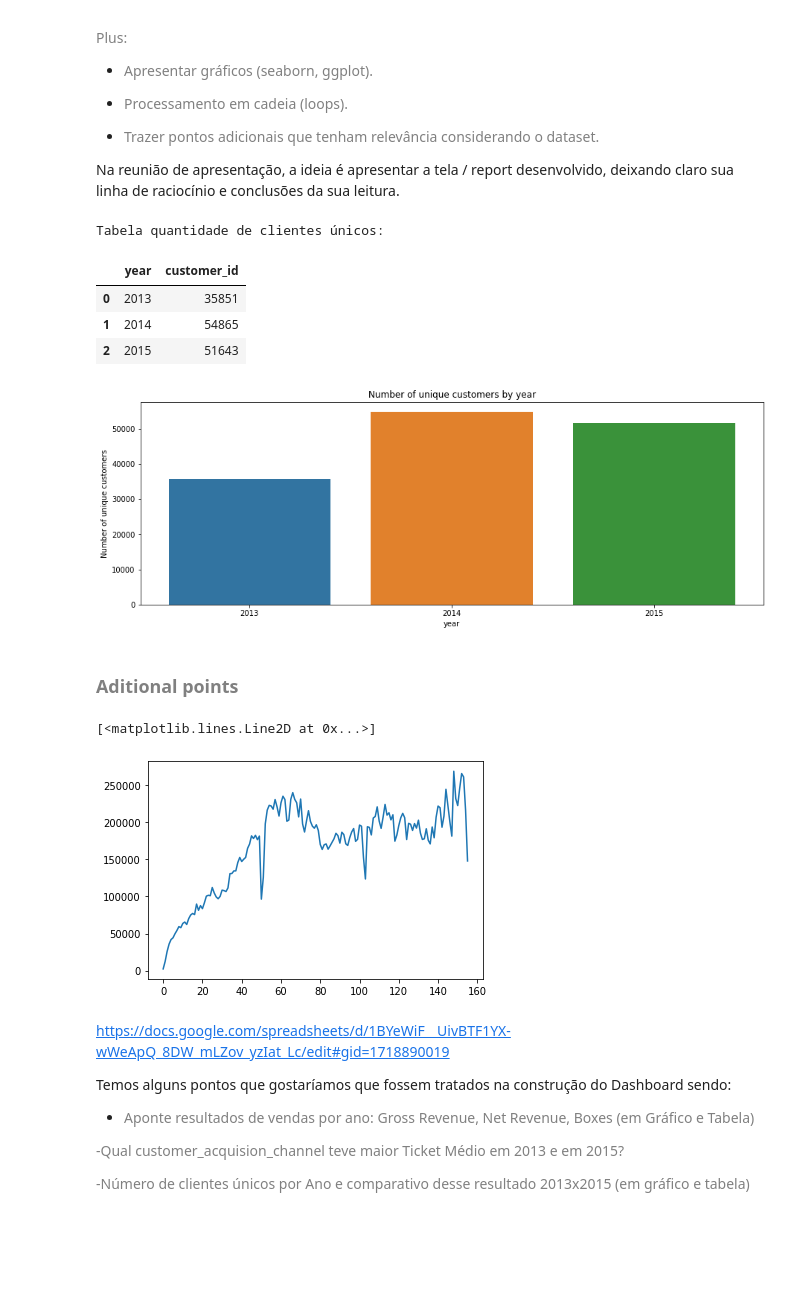
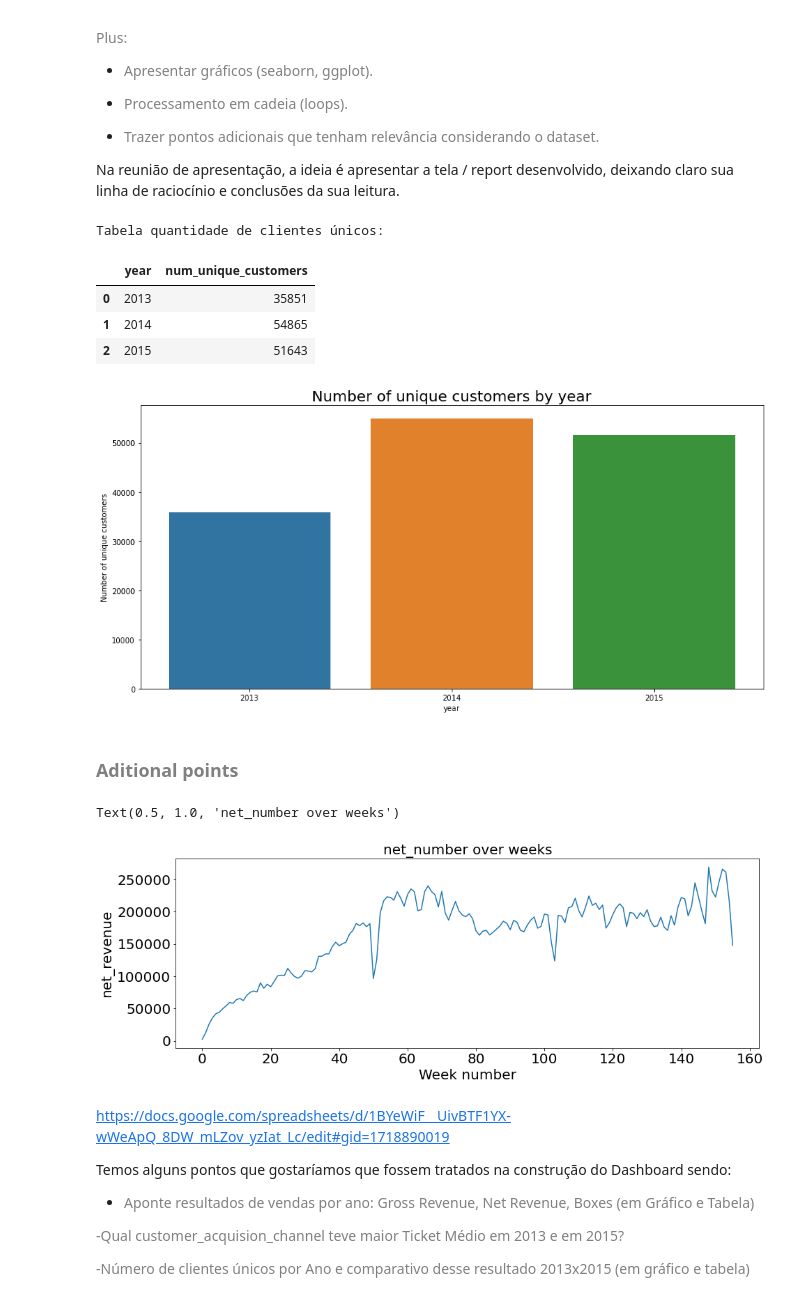
Before and after one commit to GustavoHBDuarte/just-chalenge, a Jupyter notebook: notebook_main.ipynb, the cells around one changed output. Drawn from its saved outputs; the diff is of its cells as text; code cells hidden in the pictures; blank space fills up the shorter version.

```diff
--- a/notebook_main.ipynb
+++ b/notebook_main.ipynb
@@ -52,6 +49,11 @@ def descriptive_statistics(df):
                                   index=np.array(['min', 'max', 'range', 'mean', 'median', 'std', 'skew', 'kurtosis']))
 
     return df_descriptive
+# %%
+# Modifying plt axes and fontsize
+
+plt.rc('axes', titlesize=10)
+plt.rc('font', size=10) # title font size
 # %% [markdown]
 <font color='red'><b>Estabelecendo as terminologias:</b></font>
 
@@ -1168,33 +1175,39 @@ Temos alguns pontos que gostaríamos que fossem tratados na construção do Dash
 Na reunião de apresentação, a ideia é apresentar a tela / report desenvolvido, deixando claro sua linha de raciocínio e conclusões da sua leitura.
 # %%
 # Gráfico:
-plt.figure(figsize=(15,5))
+plt.figure(figsize=(15,7))
 sns.barplot(x='year', y='customer_id', data=df[['customer_id','year']].groupby(['year']).nunique().reset_index())
 plt.ylabel('Number of unique customers')
+plt.rc('axes', titlesize=20)
 plt.title('Number of unique customers by year')
 plt.plot()
 
 # Tabela
 
 # Grouping by year and counting uniques
 print('Tabela quantidade de clientes únicos:')
-df[['customer_id','year']].groupby(['year']).nunique().reset_index()
+df[['customer_id','year']].groupby(['year']).nunique().reset_index().rename(columns={'customer_id':'num_unique_customers'})
 # %% [output]
 Tabela quantidade de clientes únicos:
-|  | year | customer_id |
+|  | year | num_unique_customers |
 | 0 | 2013 | 35851 |
 | 1 | 2014 | 54865 |
 | 2 | 2015 | 51643 |
-[figure, old version]
+[figure, new version]
 # %% [markdown]
 ### <font color="gray"> Aditional points </font>
 # %%
 # Visualização de net_revenue em função do tempo em semanas
 
+plt.figure(figsize=(15,5))
+
 plt.plot(df_grouped['net_revenue'])
+plt.xlabel('Week number')
+plt.ylabel('net_revenue')
+plt.title('net_number over weeks')
 # %% [output]
-[<matplotlib.lines.Line2D at 0x...>]
+Text(0.5, 1.0, 'net_number over weeks')
-[figure, old version]
+[figure, new version]
 # %% [markdown]
 https://docs.google.com/spreadsheets/d/1BYeWiF__UivBTF1YX-wWeApQ_8DW_mLZov_yzIat_Lc/edit#gid=1718890019
 
```
Also changed, not shown: parts of 12 cells of this notebook.
